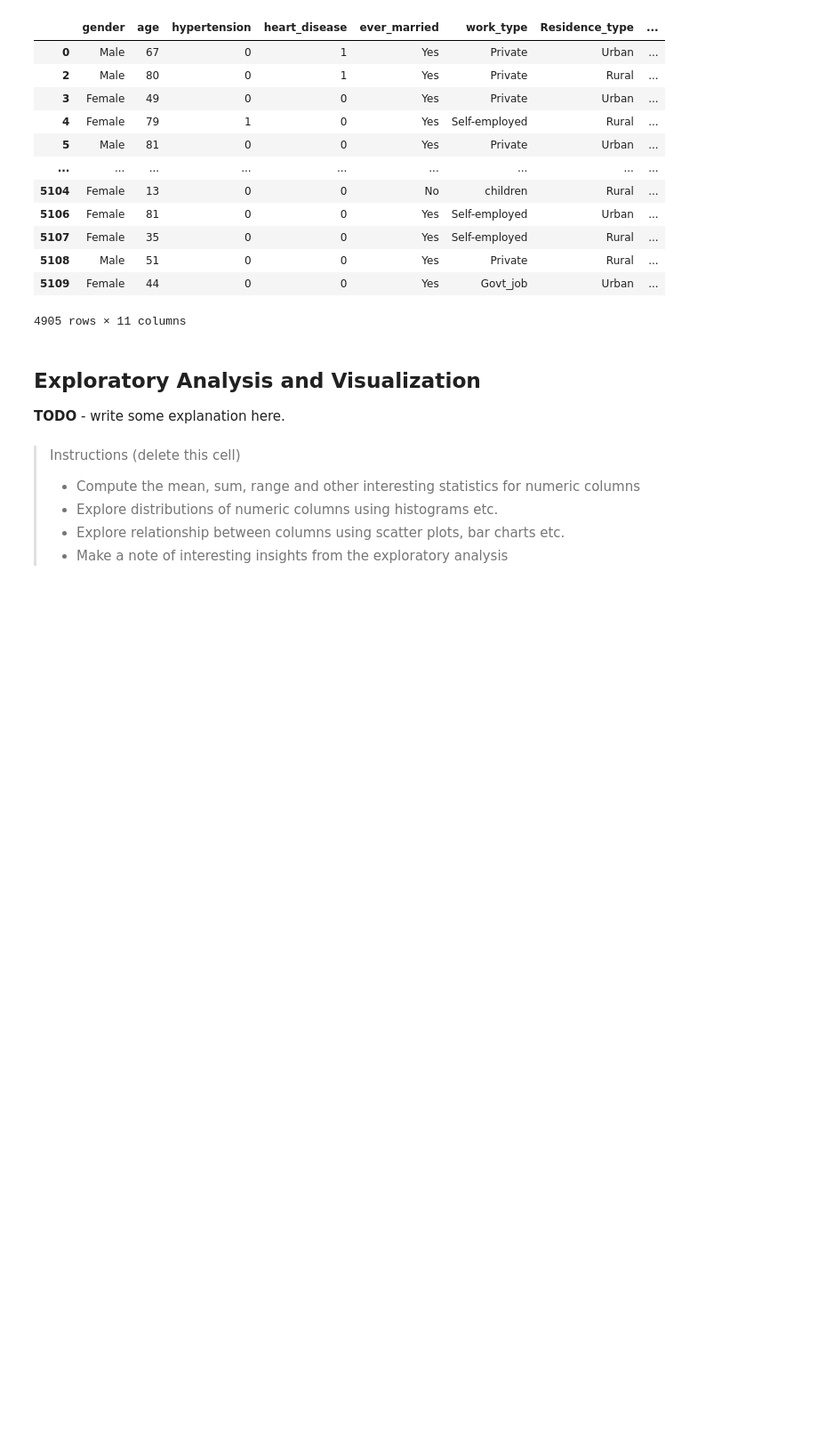
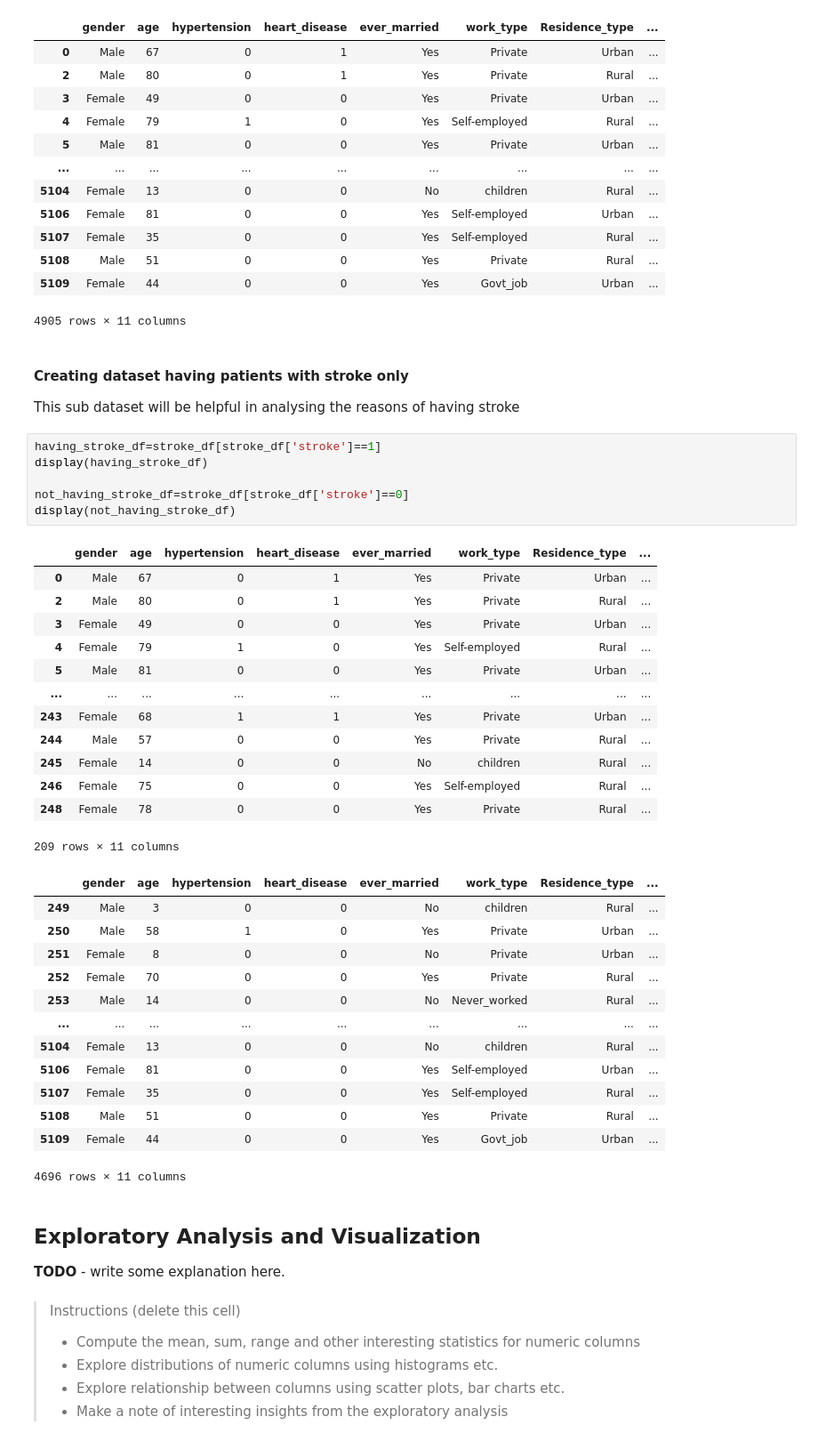
Before and after one commit to aamleen/Stroke-Analysis-and-Prediction, a Jupyter notebook: stroke_analysis_and_prediction.ipynb, the cells around one changed output. Shown at 89% size. Cells and saved outputs as stored; diff of their text form; blank space fills up the shorter version.

```diff
--- a/stroke_analysis_and_prediction.ipynb
+++ b/stroke_analysis_and_prediction.ipynb
@@ -375,6 +375,43 @@ display(stroke_df)
 | 5108 | Male | 51 | 0 | 0 | Yes | Private | Rural | ... |
 | 5109 | Female | 44 | 0 | 0 | Yes | Govt_job | Urban | ... |
 4905 rows × 11 columns
+# %% [markdown]
+#### Creating dataset having patients with stroke only
+
+This sub dataset will be helpful in analysing the reasons of having stroke
+# %%
+having_stroke_df=stroke_df[stroke_df['stroke']==1]
+display(having_stroke_df)
+
+not_having_stroke_df=stroke_df[stroke_df['stroke']==0]
+display(not_having_stroke_df)
+# %% [output]
+|  | gender | age | hypertension | heart_disease | ever_married | work_type | Residence_type | ... |
+| 0 | Male | 67 | 0 | 1 | Yes | Private | Urban | ... |
+| 2 | Male | 80 | 0 | 1 | Yes | Private | Rural | ... |
+| 3 | Female | 49 | 0 | 0 | Yes | Private | Urban | ... |
+| 4 | Female | 79 | 1 | 0 | Yes | Self-employed | Rural | ... |
+| 5 | Male | 81 | 0 | 0 | Yes | Private | Urban | ... |
+| ... | ... | ... | ... | ... | ... | ... | ... | ... |
+| 243 | Female | 68 | 1 | 1 | Yes | Private | Urban | ... |
+| 244 | Male | 57 | 0 | 0 | Yes | Private | Rural | ... |
+| 245 | Female | 14 | 0 | 0 | No | children | Rural | ... |
+| 246 | Female | 75 | 0 | 0 | Yes | Self-employed | Rural | ... |
+| 248 | Female | 78 | 0 | 0 | Yes | Private | Rural | ... |
+209 rows × 11 columns
+|  | gender | age | hypertension | heart_disease | ever_married | work_type | Residence_type | ... |
+| 249 | Male | 3 | 0 | 0 | No | children | Rural | ... |
+| 250 | Male | 58 | 1 | 0 | Yes | Private | Urban | ... |
+| 251 | Female | 8 | 0 | 0 | No | Private | Urban | ... |
+| 252 | Female | 70 | 0 | 0 | Yes | Private | Rural | ... |
+| 253 | Male | 14 | 0 | 0 | No | Never_worked | Rural | ... |
+| ... | ... | ... | ... | ... | ... | ... | ... | ... |
+| 5104 | Female | 13 | 0 | 0 | No | children | Rural | ... |
+| 5106 | Female | 81 | 0 | 0 | Yes | Self-employed | Urban | ... |
+| 5107 | Female | 35 | 0 | 0 | Yes | Self-employed | Rural | ... |
+| 5108 | Male | 51 | 0 | 0 | Yes | Private | Rural | ... |
+| 5109 | Female | 44 | 0 | 0 | Yes | Govt_job | Urban | ... |
+4696 rows × 11 columns
 # %% [markdown]
 ## Exploratory Analysis and Visualization
 
```
Also changed, not shown: parts of 9 cells of this notebook.
